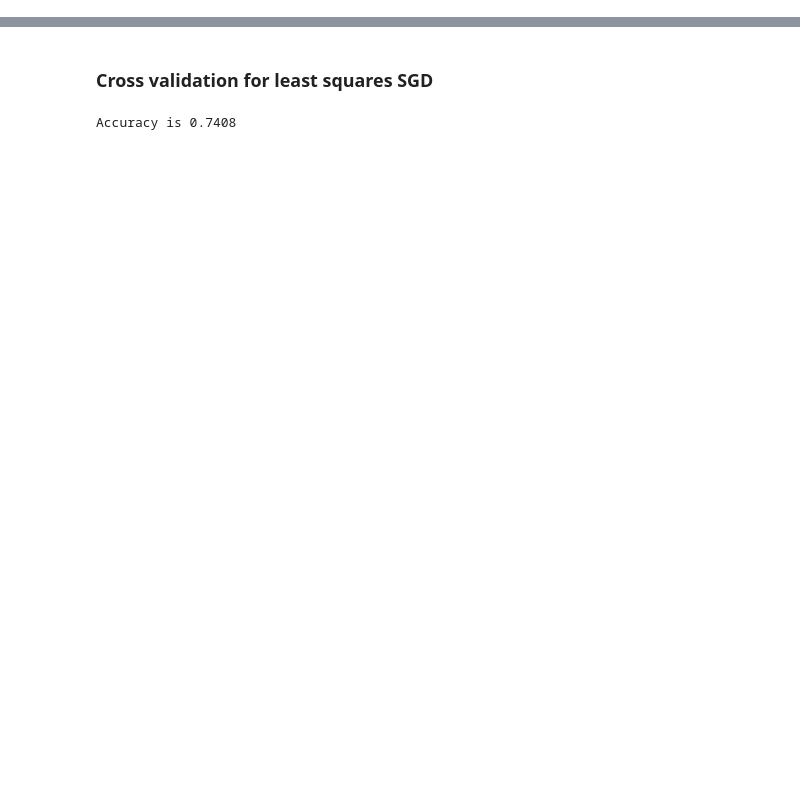
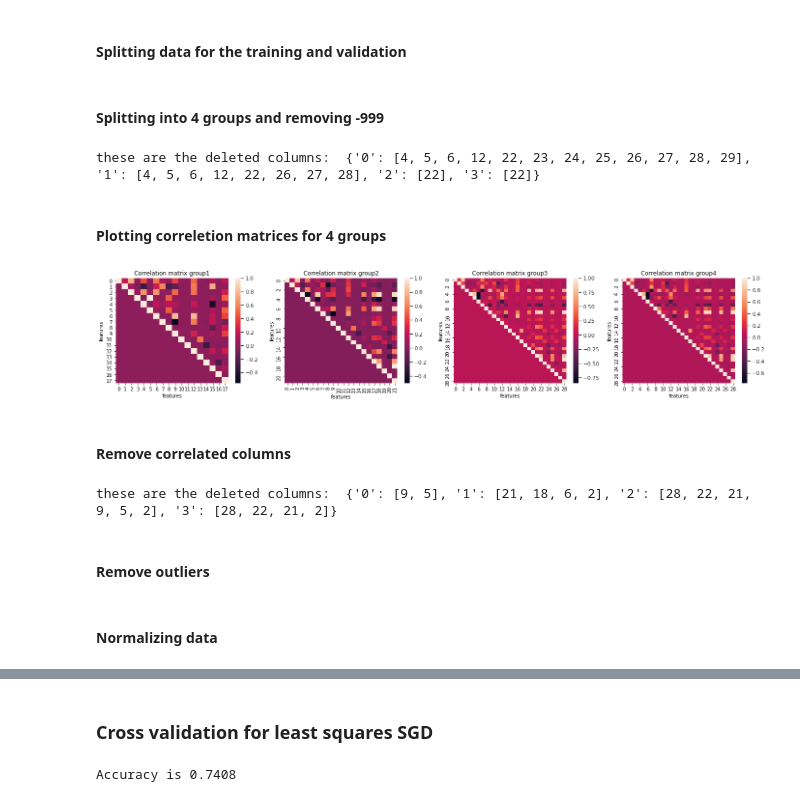
Before and after one commit to SonyaBlinova/ml-project-1-SES, a Jupyter notebook: project_FourGroups.ipynb, the cells around one changed output, grey strips where cells are left out. Saved outputs shown, nothing was run; the diff lists cells and outputs as text; code cells hidden in the pictures; blank space fills up the shorter version.

```diff
--- a/project_FourGroups.ipynb
+++ b/project_FourGroups.ipynb
@@ -116,0 +25,2 @@ accuracy : 0.73534
+# %% [markdown]
+#### Splitting data for the training and validation
@@ -116,0 +31,20 @@ accuracy : 0.73534
+# %% [markdown]
+#### Splitting into 4 groups and removing -999
+# %%
+x_trains, y_trains, del_columns, mean_of_all_col = preproccess(x_train, y_train)
+# %% [output]
+these are the deleted columns:  {'0': [4, 5, 6, 12, 22, 23, 24, 25, 26, 27, 28, 29], '1': [4, 5, 6, 12, 22, 26, 27, 28], '2': [22], '3': [22]}
+# %% [markdown]
+#### Plotting correletion matrices for 4 groups
+# %%
+correlation_plot(x_trains)
+# %% [output]
+[figure, added]
+# %% [markdown]
+#### Remove correlated columns
+# %%
+x_trains, del_columns_cor = correletions(x_trains)
+# %% [output]
+these are the deleted columns:  {'0': [9, 5], '1': [21, 18, 6, 2], '2': [28, 22, 21, 9, 5, 2], '3': [28, 22, 21, 2]}
+# %% [markdown]
+#### Remove outliers
@@ -116,0 +53,2 @@ accuracy : 0.73534
+# %% [markdown]
+#### Normalizing data
```
Also changed, not shown: parts of 103 cells of this notebook, 19 other files.
